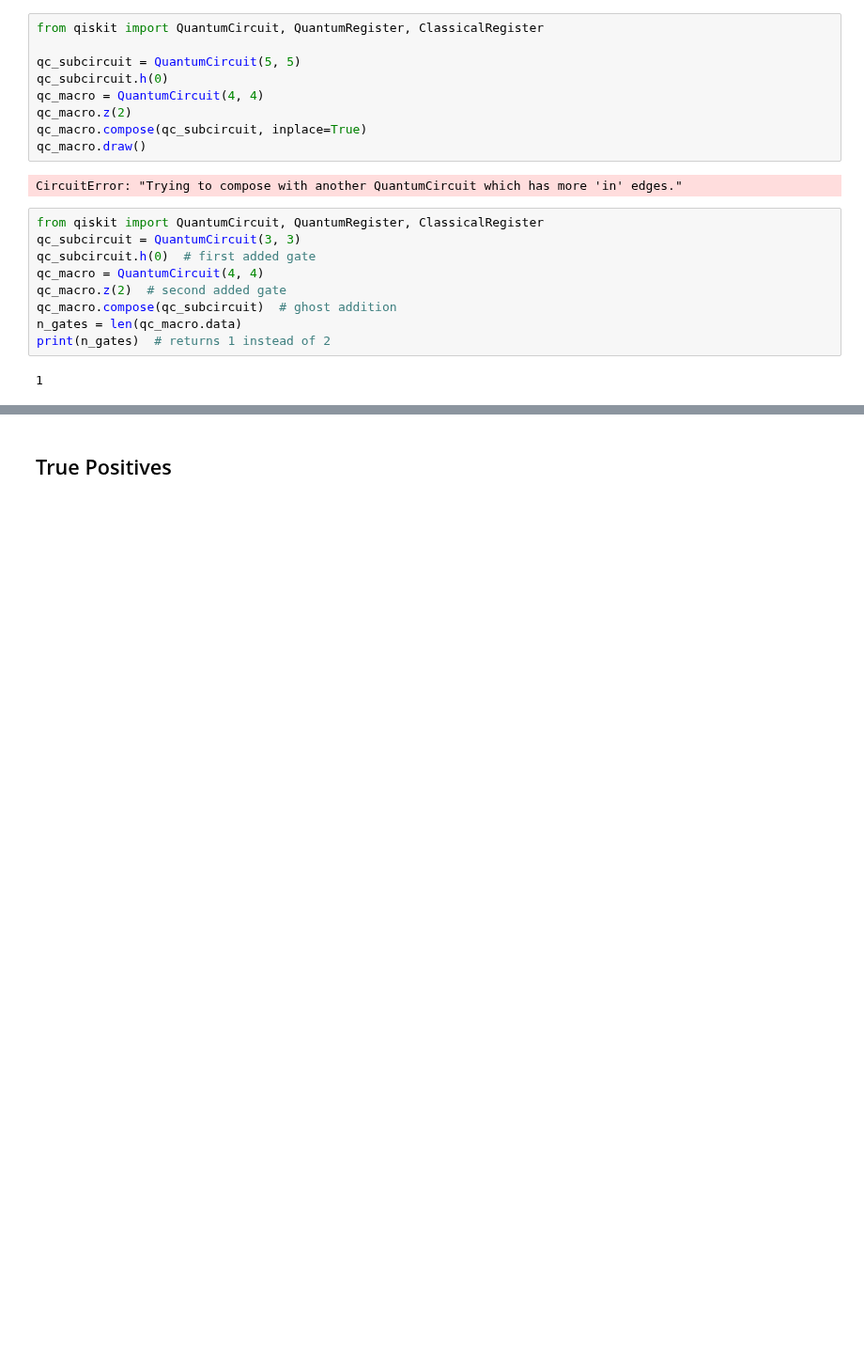
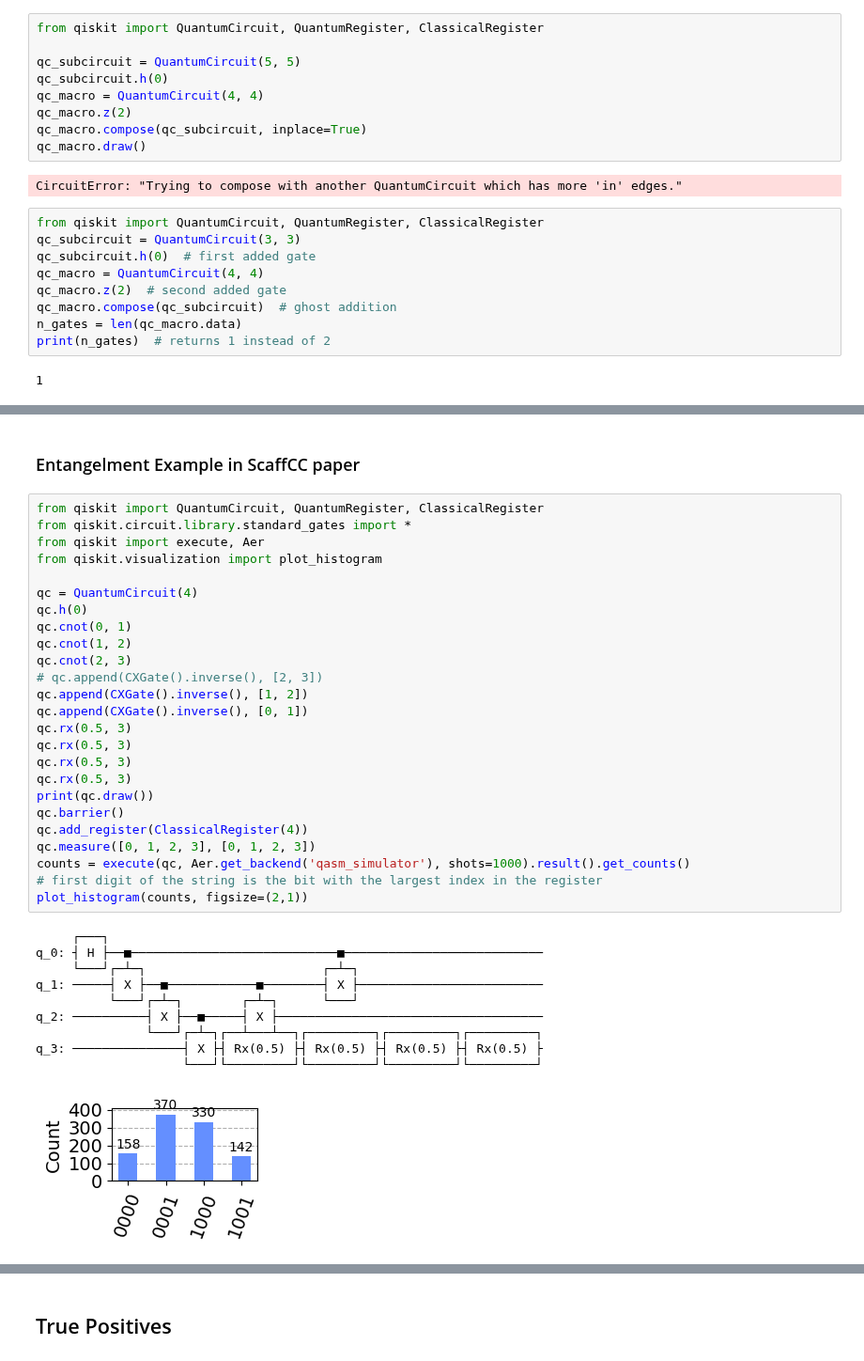
Before and after one commit to sola-st/LintQ, a Jupyter notebook: notebooks/07_CodeQL_Test_WorkBench.ipynb, the cells around one changed output, grey strips where cells are left out. Shown at 94% size. Drawn from its saved outputs; the diff is of its cells as text; blank space fills up the shorter version.

```diff
--- a/notebooks/07_CodeQL_Test_WorkBench.ipynb
+++ b/notebooks/07_CodeQL_Test_WorkBench.ipynb
@@ -63,0 +148,38 @@ print(n_gates)  # returns 1 instead of 2
+# %% [markdown]
+### Entangelment Example in ScaffCC paper
+# %%
+from qiskit import QuantumCircuit, QuantumRegister, ClassicalRegister
+from qiskit.circuit.library.standard_gates import *
+from qiskit import execute, Aer
+from qiskit.visualization import plot_histogram
+
+qc = QuantumCircuit(4)
+qc.h(0)
+qc.cnot(0, 1)
+qc.cnot(1, 2)
+qc.cnot(2, 3)
+# qc.append(CXGate().inverse(), [2, 3])
+qc.append(CXGate().inverse(), [1, 2])
+qc.append(CXGate().inverse(), [0, 1])
+qc.rx(0.5, 3)
+qc.rx(0.5, 3)
+qc.rx(0.5, 3)
+qc.rx(0.5, 3)
+print(qc.draw())
+qc.barrier()
+qc.add_register(ClassicalRegister(4))
+qc.measure([0, 1, 2, 3], [0, 1, 2, 3])
+counts = execute(qc, Aer.get_backend('qasm_simulator'), shots=1000).result().get_counts()
+# first digit of the string is the bit with the largest index in the register
+plot_histogram(counts, figsize=(2,1))
+# %% [output]
+     ┌───┐
+q_0: ┤ H ├──■────────────────────────────■───────────────────────────
+     └───┘┌─┴─┐                        ┌─┴─┐
+q_1: ─────┤ X ├──■────────────■────────┤ X ├─────────────────────────
+          └───┘┌─┴─┐        ┌─┴─┐      └───┘
+q_2: ──────────┤ X ├──■─────┤ X ├────────────────────────────────────
+               └───┘┌─┴─┐┌──┴───┴──┐┌─────────┐┌─────────┐┌─────────┐
+q_3: ───────────────┤ X ├┤ Rx(0.5) ├┤ Rx(0.5) ├┤ Rx(0.5) ├┤ Rx(0.5) ├
+                    └───┘└─────────┘└─────────┘└─────────┘└─────────┘
+[figure, added]
```
Also changed, not shown: parts of 6 cells of this notebook, 13 other files.
